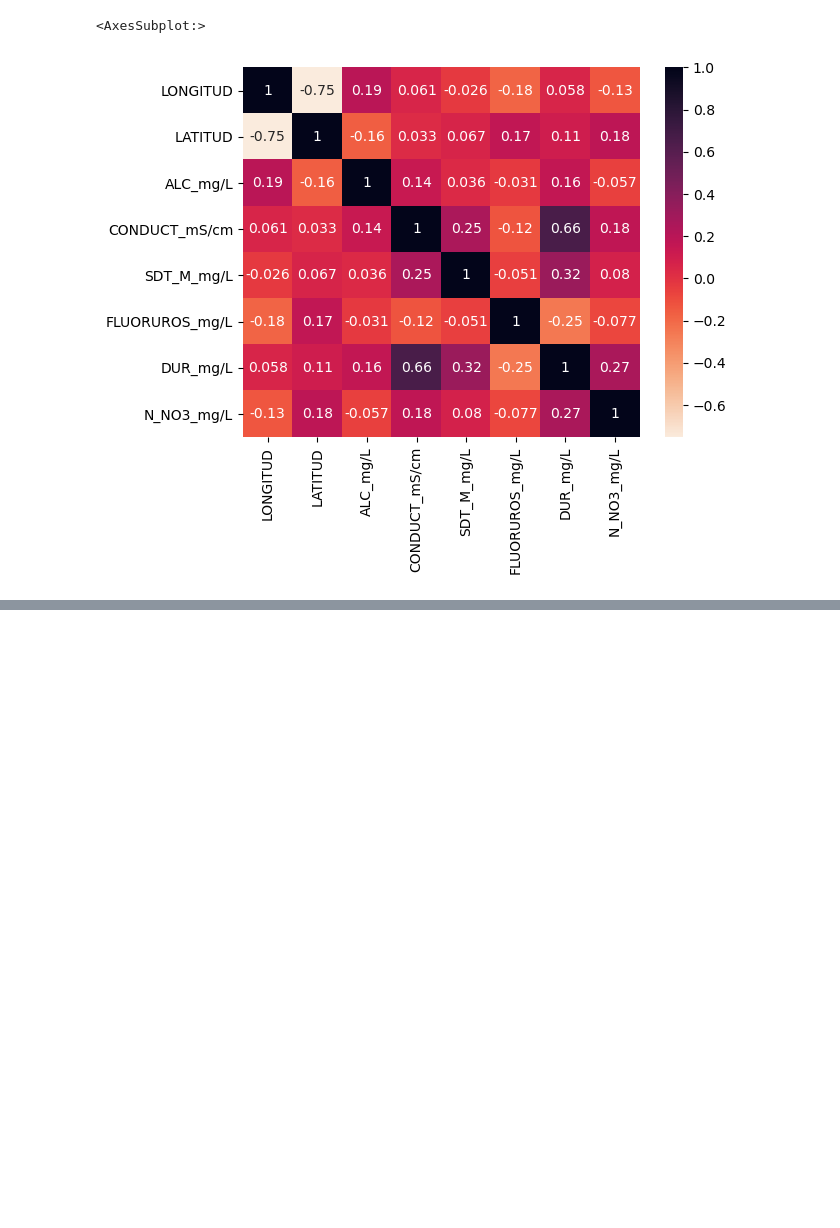
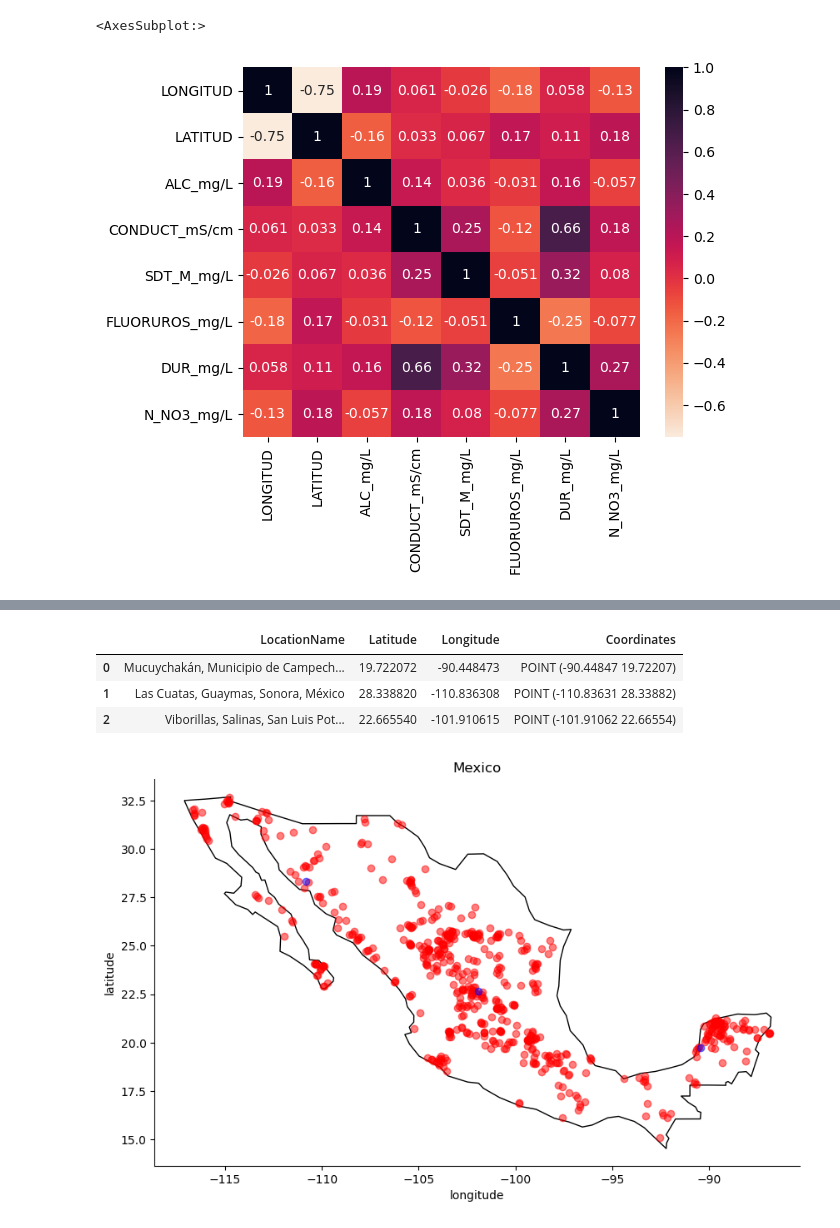
Before and after one commit to PosgradoMNA/actividades-del-projecto-cad_equipo_11, a Jupyter notebook: notebooks/reto_entrega_1.ipynb, the cells around one changed output, grey strips where cells are left out. Cells and saved outputs as stored; diff of their text form; code cells hidden in the pictures; blank space fills up the shorter version.

```diff
--- a/notebooks/reto_entrega_1.ipynb
+++ b/notebooks/reto_entrega_1.ipynb
@@ -166,0 +228,4 @@ sns.heatmap(df_numeric.corr(), annot=True, cmap='rocket_r')
+# %%
+final_df["Coordinates"] = list(zip(final_df.LONGITUD, final_df.LATITUD))
+final_df["Coordinates"] = final_df["Coordinates"].apply(Point)
+final_df.head()
@@ -166,0 +240,3 @@ sns.heatmap(df_numeric.corr(), annot=True, cmap='rocket_r')
+# %%
+gdf = gpd.GeoDataFrame(final_df, geometry="Coordinates")
+gdf.head()
@@ -166,0 +251,7 @@ sns.heatmap(df_numeric.corr(), annot=True, cmap='rocket_r')
+# %%
+#mapa
+
+world = gpd.read_file(gpd.datasets.get_path("naturalearth_lowres"))
+world = world.set_index("iso_a3")
+
+world.head()
@@ -166,0 +266,33 @@ sns.heatmap(df_numeric.corr(), annot=True, cmap='rocket_r')
+# %%
+sitios_gpd = gpd.GeoDataFrame(sitios, geometry="Coordinates")
+sitios_gpd.head()
+# %% [output]
+|  | LocationName | Latitude | Longitude | Coordinates |
+| 0 | Mucuychakán, Municipio de Campech... | 19.722072 | -90.448473 | POINT (-90.44847 19.72207) |
+| 1 | Las Cuatas, Guaymas, Sonora, México | 28.338820 | -110.836308 | POINT (-110.83631 28.33882) |
+| 2 | Viborillas, Salinas, San Luis Pot... | 22.665540 | -101.910615 | POINT (-101.91062 22.66554) |
+# %%
+# Step 3: Plot the cities onto the map
+# We mostly use the code from before --- we still want the country borders plotted --- and we
+# add a command to plot the cities
+fig, gax = plt.subplots(figsize=(10,10))
+
+# By only plotting rows in which the continent is 'South America' we only plot, well,
+# South America.
+world.query("name == 'Mexico'").plot(ax = gax, edgecolor='black', color='white')
+
+# This plot the cities. It's the same syntax, but we are plotting from a different GeoDataFrame.
+# I want the cities as pale red dots.
+gdf.plot(ax=gax, color='red', alpha = 0.5)
+sitios_gpd.plot(ax=gax, color='blue', alpha = 0.5)
+
+gax.set_xlabel('longitude')
+gax.set_ylabel('latitude')
+gax.set_title('Mexico')
+
+gax.spines['top'].set_visible(False)
+gax.spines['right'].set_visible(False)
+
+plt.show()
+# %% [output]
+[figure, added]
```
Also changed, not shown: parts of 10 cells of this notebook.
